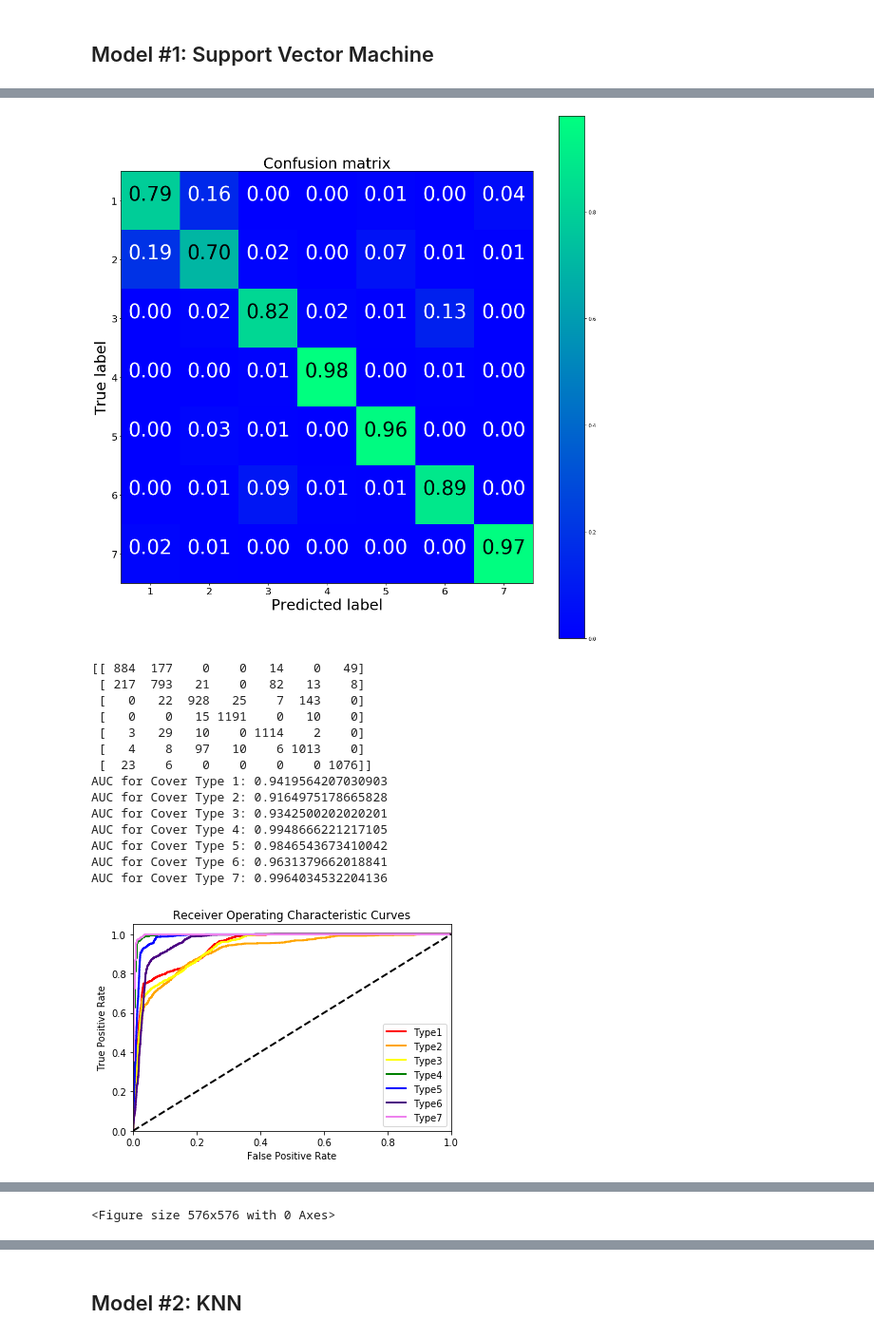
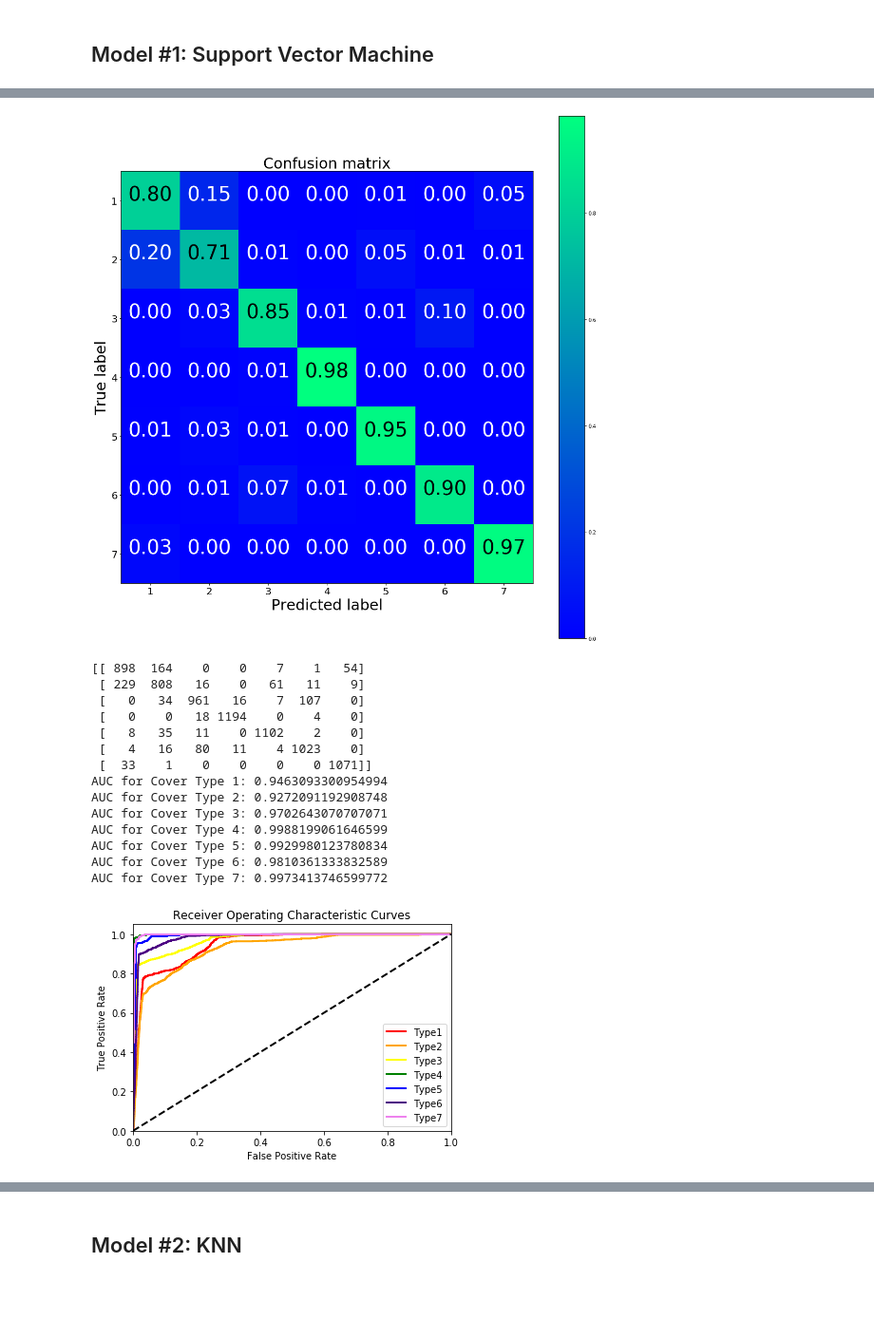
Before and after one commit to laurenliz22/Module_5_Project, a Jupyter notebook: Forest_Cover.ipynb, the cells around one changed output, grey strips where cells are left out. Shown at 95% size. Cells and saved outputs as stored; diff of their text form; code cells hidden in the pictures; blank space fills up the shorter version.

```diff
--- a/Forest_Cover.ipynb
+++ b/Forest_Cover.ipynb
@@ -203,0 +193,8 @@ Name: Cover_Type, dtype: int64
+# %%
+#Create new dataframe with an additional column to define Cover_Types
+trees = {1:'Spruce/Fir', 2:'Lodgepole Pine', 3:'Ponderosa Pine',
+         4:'Cottonwood/Willow', 5:'Aspen', 6:'Douglas-fir',
+         7:'Krummholz'}
+data = data_raw
+data['Cover_Type_2'] = data['Cover_Type'].map(trees)
+data.tail()
@@ -506,4 +516,5 @@ Create my train/test/split sets for modeling
 # %%
-#Build Train/Validation and Test Sets
+#Build feature and target dataframes
 y = data_sampled['Cover_Type']
-X = data_sampled.drop('Cover_Type', axis=1)
+X = data_sampled.drop(['Cover_Type', 'Cover_Type_2'], axis=1)
+X_sc = data_sampled2
@@ -512,3 +525,7 @@ X = data_sampled.drop('Cover_Type', axis=1)
 X_train, X_test, y_train, y_test = train_test_split(X, y, test_size=0.2, random_state=42)
 X_train, X_val, y_train, y_val  = train_test_split(X_train, y_train, test_size=0.2, random_state=42)
+# %%
+#Create Train/Validation/Test sets for scaled data
+X_train_sc, X_test_sc, y_train_sc, y_test_sc = train_test_split(X_sc, y, test_size=0.2, random_state=42)
+X_train_sc, X_val_sc, y_train_sc, y_val_sc  = train_test_split(X_train_sc, y_train_sc, test_size=0.2, random_state=42)
 # %% [markdown]
@@ -731,30 +764,25 @@ These results are still less than I saw using the baseline random forest model,
 # %%
-#Perform grid search
-grid_svm = GridSearchCV(SVC(), param_grid, cv=3, n_jobs=1)
-#Fit grid
-grid_svm.fit(scaled_data_train, y_train)
-#Best Parameters
-best_parameters = grid_svm.best_params_
-print('Grid Search found the following optimal parameters: ')
-for param_name in sorted(best_parameters.keys()):
-    print('%s: %r' % (param_name, best_parameters[param_name]))
-#prediction
-y_pred_svm2 = grid_svm.predict(scaled_data_val)
+#Construct pipeline with parameters from grid search
+poly_kernel_svm2 = SVC(kernel="poly", gamma = 'scale', degree=5, coef0=3, C=15)
+# Fit pipeline
+model_svm2 = poly_kernel_svm2.fit(X_train_sc, y_train_sc)
+#Prediction
+y_pred_svm2 = model_svm2.predict(X_val_sc)
 
 #View metrics
-accuracy, precision, recall, f1 = get_metrics(y_val, y_pred_svm2)
+accuracy, precision, recall, f1 = get_metrics(y_val_sc, y_pred_svm2)
 print("accuracy = %.3f, precision = %.3f, recall = %.3f, f1 = %.3f" % (accuracy, precision,
                                                                        recall, f1))
 
 #Plot confusion matrix
 class_names = list(set(y))
-cm = confusion_matrix(y_val, y_pred_svm2)
+cm = confusion_matrix(y_val_sc, y_pred_svm2)
 fig = plt.figure(figsize=(15, 15))
 plot = plot_confusion_matrix(cm, classes=class_names, normalize=True, title='Confusion matrix')
 plt.show()
 print(cm)
 
 #Plot roc curve
-y_score_svm = model_svm.decision_function(scaled_data_val)
-roc(y_val, y_score_svm)
+y_score_svm2 = model_svm2.decision_function(X_val_sc)
+roc(y_val_sc, y_score_svm2)
 # %% [output]
@@ -768,16 +790,16 @@ accuracy = 0.875, precision = 0.873, recall = 0.875, f1 = 0.873
-[figure, old version]
+[figure, new version]
-[[ 884  177    0    0   14    0   49]
- [ 217  793   21    0   82   13    8]
- [   0   22  928   25    7  143    0]
- [   0    0   15 1191    0   10    0]
- [   3   29   10    0 1114    2    0]
- [   4    8   97   10    6 1013    0]
- [  23    6    0    0    0    0 1076]]
-AUC for Cover Type 1: 0.9419564207030903
-AUC for Cover Type 2: 0.9164975178665828
-AUC for Cover Type 3: 0.9342500202020201
-AUC for Cover Type 4: 0.9948666221217105
-AUC for Cover Type 5: 0.9846543673410042
-AUC for Cover Type 6: 0.9631379662018841
-AUC for Cover Type 7: 0.9964034532204136
+[[ 898  164    0    0    7    1   54]
+ [ 229  808   16    0   61   11    9]
+ [   0   34  961   16    7  107    0]
+ [   0    0   18 1194    0    4    0]
+ [   8   35   11    0 1102    2    0]
+ [   4   16   80   11    4 1023    0]
+ [  33    1    0    0    0    0 1071]]
+AUC for Cover Type 1: 0.9463093300954994
+AUC for Cover Type 2: 0.9272091192908748
+AUC for Cover Type 3: 0.9702643070707071
+AUC for Cover Type 4: 0.9988199061646599
+AUC for Cover Type 5: 0.9929980123780834
+AUC for Cover Type 6: 0.9810361333832589
+AUC for Cover Type 7: 0.9973413746599772
-[figure, old version]
+[figure, new version]
@@ -785 +806,0 @@ AttributeError: ignored
-<Figure size 576x576 with 0 Axes>
```
Also changed, not shown: parts of 114 cells of this notebook.
